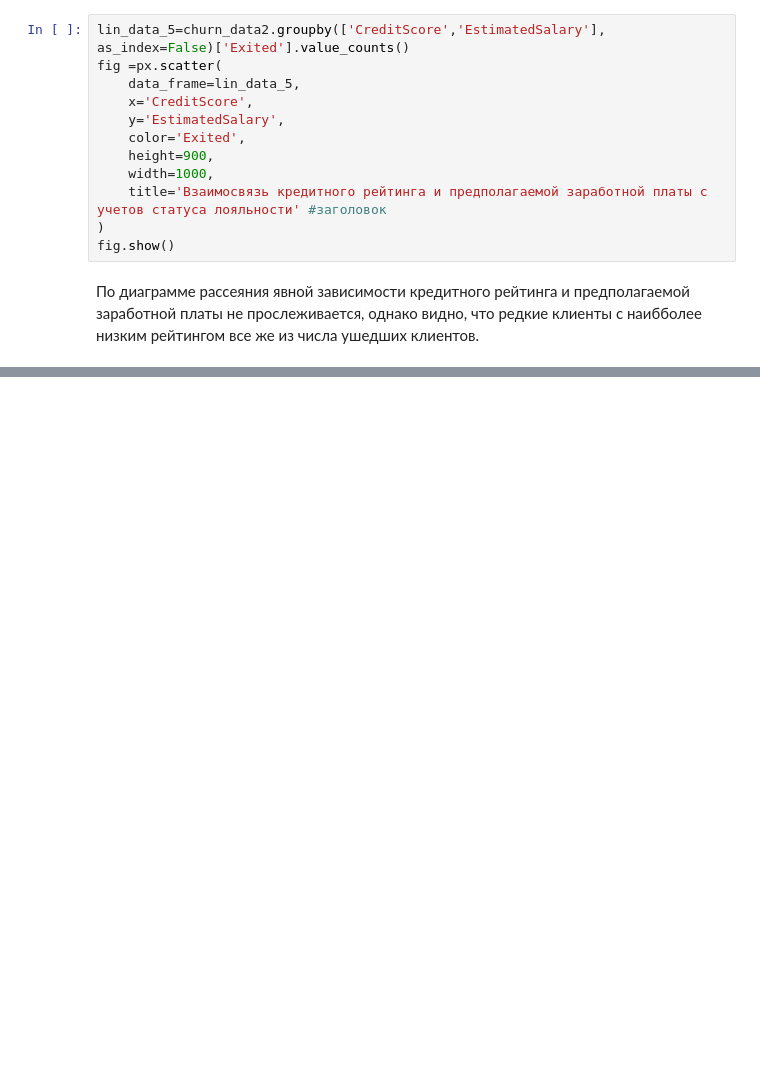
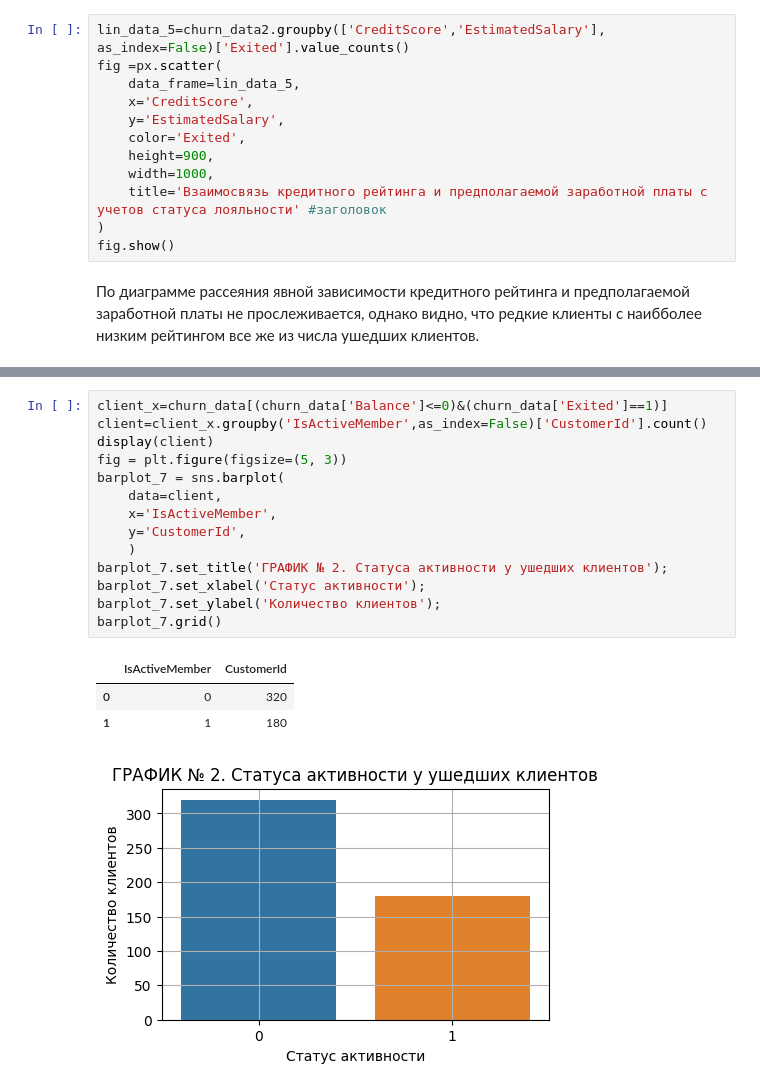
Before and after one commit to Oksana8346/project_1, a Jupyter notebook: my_work_visualization.ipynb, the cells around one changed output, grey strips where cells are left out. Drawn from its saved outputs; the diff is of its cells as text; blank space fills up the shorter version.

```diff
--- a/my_work_visualization.ipynb
+++ b/my_work_visualization.ipynb
@@ -103,0 +182,19 @@ fig.show()
+# %%
+client_x=churn_data[(churn_data['Balance']<=0)&(churn_data['Exited']==1)]
+client=client_x.groupby('IsActiveMember',as_index=False)['CustomerId'].count()
+display(client)
+fig = plt.figure(figsize=(5, 3))
+barplot_7 = sns.barplot(
+    data=client,
+    x='IsActiveMember',
+    y='CustomerId',
+    )
+barplot_7.set_title('ГРАФИК № 2. Статуса активности у ушедших клиентов');
+barplot_7.set_xlabel('Статус активности');
+barplot_7.set_ylabel('Количество клиентов');
+barplot_7.grid()
+# %% [output]
+|  | IsActiveMember | CustomerId |
+| 0 | 0 | 320 |
+| 1 | 1 | 180 |
+[figure, added]
```
Also changed, not shown: parts of 16 cells of this notebook.
